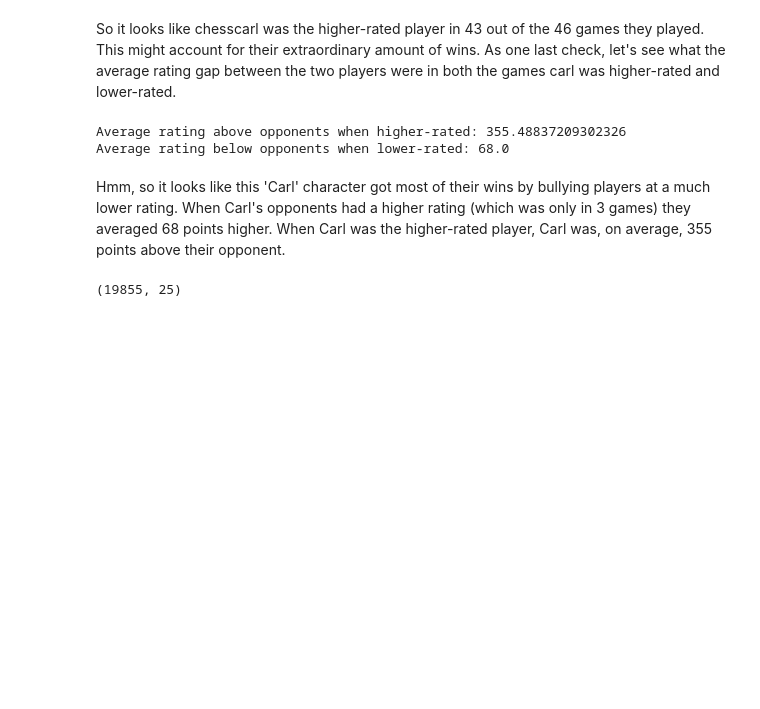
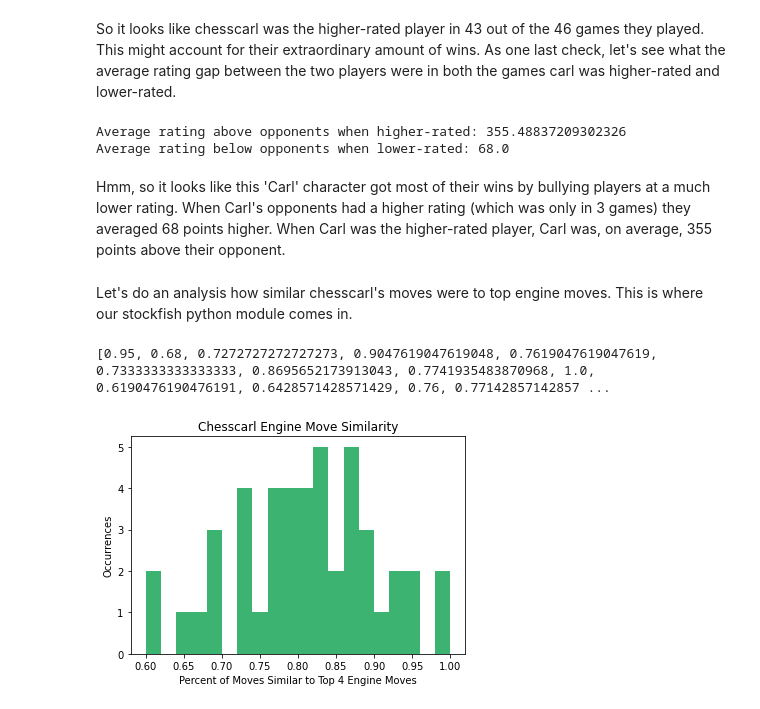
Before and after one commit to cbarger233/Chess-Game-Analysis, a Jupyter notebook: chess-games-data-cheater-analysis.ipynb, the cells around one changed output. Saved outputs shown, nothing was run; the diff lists cells and outputs as text; code cells hidden in the pictures; blank space fills up the shorter version.

```diff
--- a/chess-games-data-cheater-analysis.ipynb
+++ b/chess-games-data-cheater-analysis.ipynb
@@ -413,7 +423,5 @@ Average rating above opponents when higher-rated: 355.48837209302326
 Average rating below opponents when lower-rated: 68.0
 # %% [markdown]
 Hmm, so it looks like this 'Carl' character got most of their wins by bullying players at a much lower rating. When Carl's opponents had a higher rating (which was only in 3 games) they averaged 68 points higher. When Carl was the higher-rated player, Carl was, on average, 355 points above their opponent.
-# %%
-df.shape
-# %% [output]
-(19855, 25)
+# %% [markdown]
+Let's do an analysis how similar chesscarl's moves were to top engine moves. This is where our stockfish python module comes in.
@@ -419,0 +492,13 @@ df.shape
+# %%
+chesscarl_game_engine_analysis = get_engine_similarity(df, 'chesscarl', 4)
+print(chesscarl_game_engine_analysis)
+# %% [output]
+[0.95, 0.68, 0.7272727272727273, 0.9047619047619048, 0.7619047619047619, 0.7333333333333333, 0.8695652173913043, 0.7741935483870968, 1.0, 0.6190476190476191, 0.6428571428571429, 0.76, 0.77142857142857 ...
+# %%
+plt.hist(chesscarl_game_engine_analysis, bins=20, color='mediumseagreen')
+plt.xlabel('Percent of Moves Similar to Top 4 Engine Moves')
+plt.ylabel('Occurrences')
+plt.title('Chesscarl Engine Move Similarity')
+plt.show()
+# %% [output]
+[figure, added]
```
Also changed, not shown: parts of 10 cells of this notebook.
